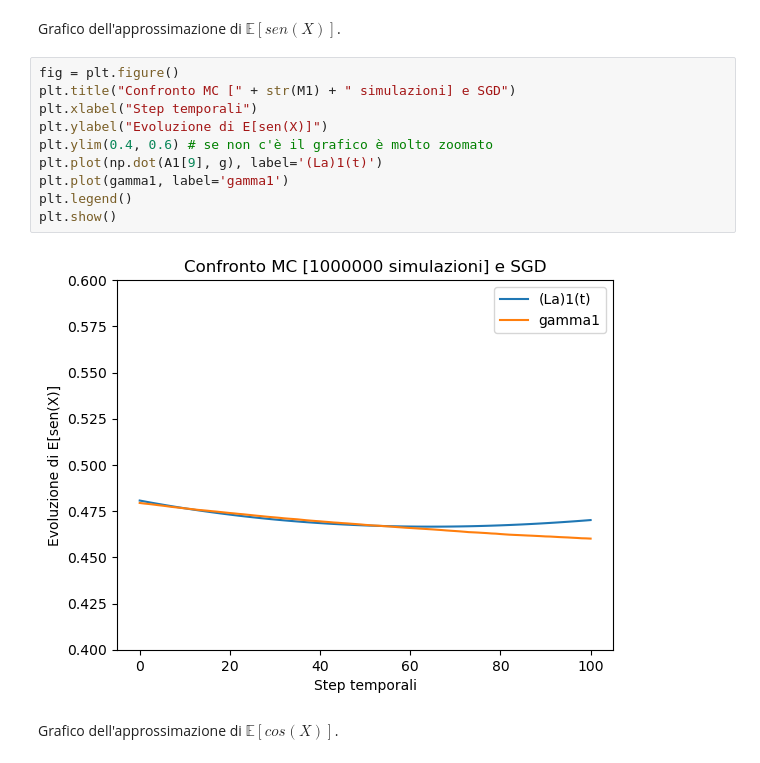
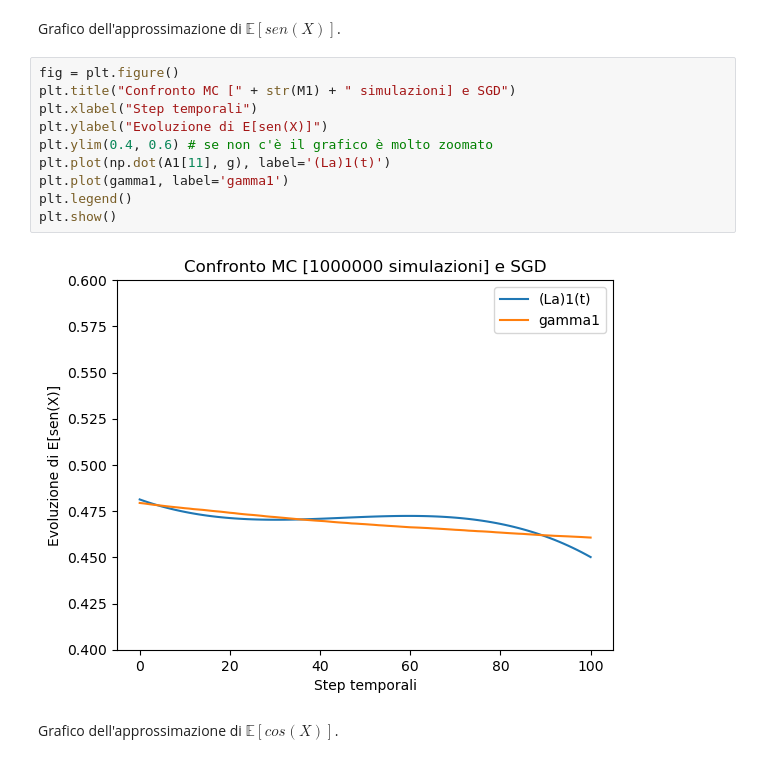
Before and after one commit to amatoandre/TESI, a Jupyter notebook: test_SGD.ipynb, the cells around one changed output. Saved outputs shown, nothing was run; the diff lists cells and outputs as text.

```diff
--- a/test_SGD.ipynb
+++ b/test_SGD.ipynb
@@ -294,15 +294,15 @@ Grafico dell'approssimazione di $\mathbb{E}[sen(X)]$.
 # %%
 fig = plt.figure()
 plt.title("Confronto MC [" + str(M1) + " simulazioni] e SGD")
 plt.xlabel("Step temporali")
 plt.ylabel("Evoluzione di E[sen(X)]")
 plt.ylim(0.4, 0.6) # se non c'è il grafico è molto zoomato
-plt.plot(np.dot(A1[9], g), label='(La)1(t)')
+plt.plot(np.dot(A1[11], g), label='(La)1(t)')
 plt.plot(gamma1, label='gamma1')
 plt.legend()
 plt.show()
 # %% [output]
-[figure, old version]
+[figure, new version]
 # %% [markdown]
 Grafico dell'approssimazione di $\mathbb{E}[cos(X)]$.
 # %%
```
Also changed, not shown: parts of 1 cell of this notebook.
